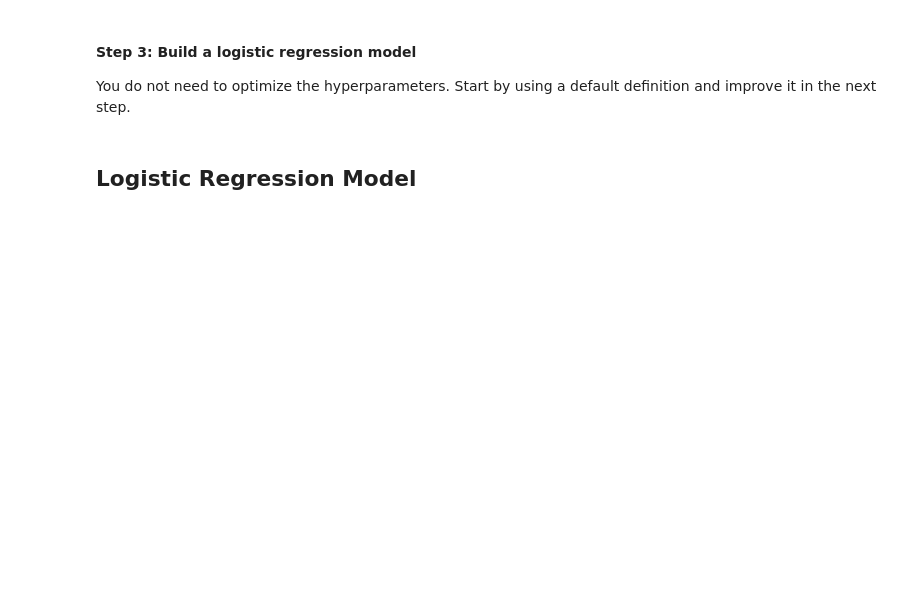
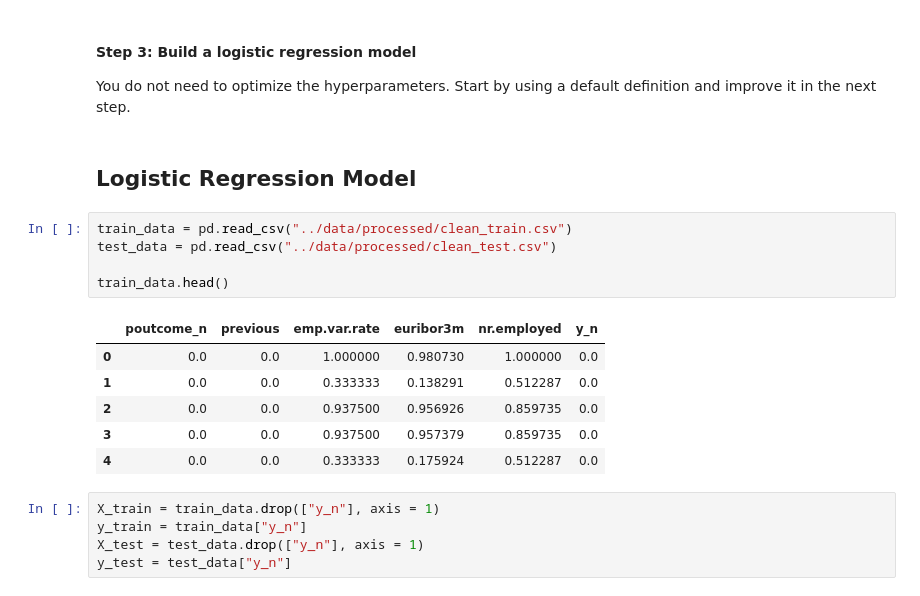
Before and after one commit to 4GeeksAcademy/EugeneJosephCruz-Logistic-Regression-Project-Tutorial, a Jupyter notebook: src/LogisitcRegressionProjectTutorial.ipynb, the cells around one changed output. Saved outputs shown, nothing was run; the diff lists cells and outputs as text; blank space fills up the shorter version.

```diff
--- a/src/LogisitcRegressionProjectTutorial.ipynb
+++ b/src/LogisitcRegressionProjectTutorial.ipynb
@@ -319,3 +133,20 @@ for num in numerical_cols:
 You do not need to optimize the hyperparameters. Start by using a default definition and improve it in the next step.
 # %% [markdown]
 ## Logistic Regression Model
+# %%
+train_data = pd.read_csv("../data/processed/clean_train.csv")
+test_data = pd.read_csv("../data/processed/clean_test.csv")
+
+train_data.head()
+# %% [output]
+|  | poutcome_n | previous | emp.var.rate | euribor3m | nr.employed | y_n |
+| 0 | 0.0 | 0.0 | 1.000000 | 0.980730 | 1.000000 | 0.0 |
+| 1 | 0.0 | 0.0 | 0.333333 | 0.138291 | 0.512287 | 0.0 |
+| 2 | 0.0 | 0.0 | 0.937500 | 0.956926 | 0.859735 | 0.0 |
+| 3 | 0.0 | 0.0 | 0.937500 | 0.957379 | 0.859735 | 0.0 |
+| 4 | 0.0 | 0.0 | 0.333333 | 0.175924 | 0.512287 | 0.0 |
+# %%
+X_train = train_data.drop(["y_n"], axis = 1)
+y_train = train_data["y_n"]
+X_test = test_data.drop(["y_n"], axis = 1)
+y_test = test_data["y_n"]
```
Also changed, not shown: parts of 35 cells of this notebook.
